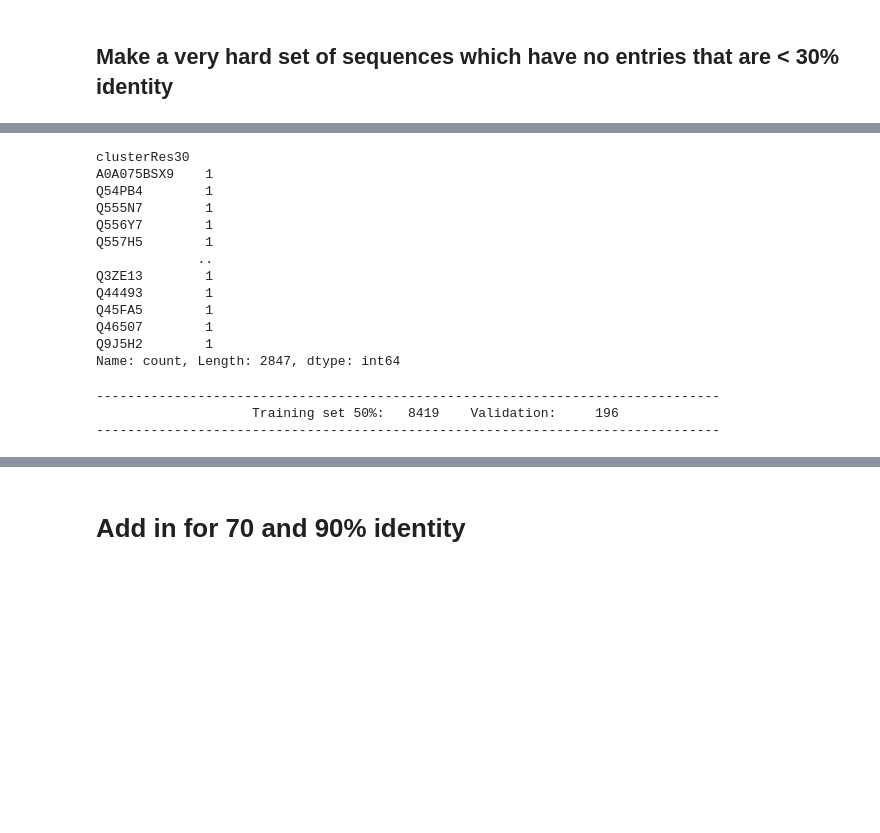
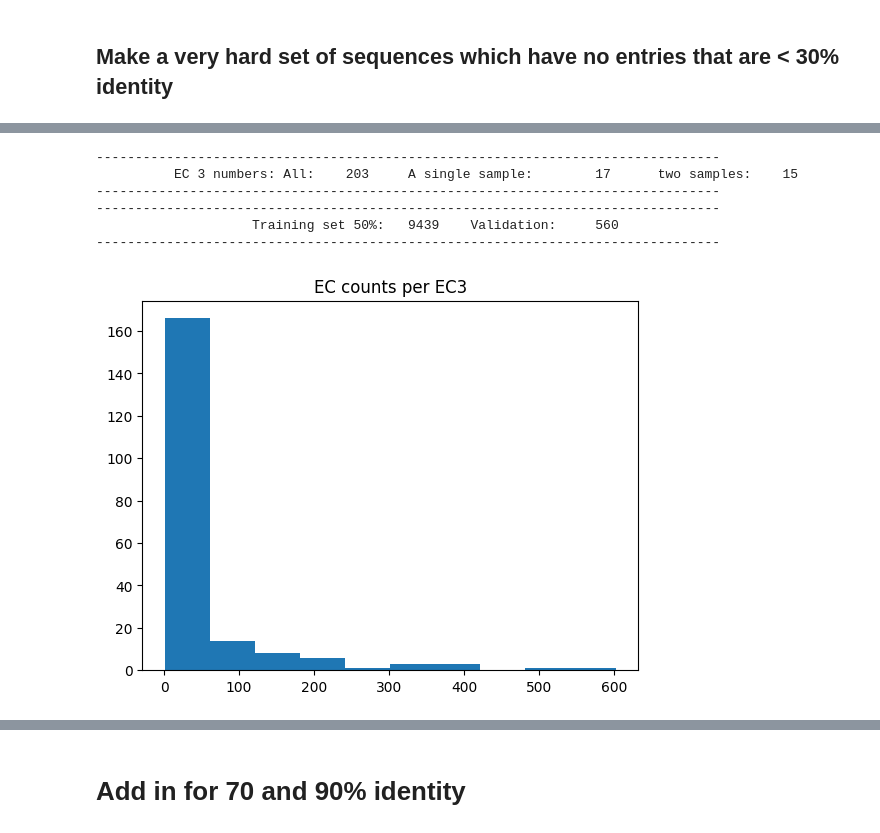
Before and after one commit to jsunn-y/CARE, a Jupyter notebook: generate_datasets_splits/splitting_task1.ipynb, the cells around one changed output, grey strips where cells are left out. Cells and saved outputs as stored; diff of their text form; code cells hidden in the pictures; blank space fills up the shorter version.

```diff
--- a/generate_datasets_splits/splitting_task1.ipynb
+++ b/generate_datasets_splits/splitting_task1.ipynb
@@ -188,41 +211,40 @@ u.dp(['Training: ', len(train_isolated30), 'Validation:', len(validation_30)])
-# %%
-train_isolated30['clusterRes30'].value_counts()
-# %% [output]
-clusterRes30
-A0A075BSX9    1
-Q54PB4        1
-Q555N7        1
-Q556Y7        1
-Q557H5        1
-             ..
-Q3ZE13        1
-Q44493        1
-Q45FA5        1
-Q46507        1
-Q9J5H2        1
-Name: count, Length: 2847, dtype: int64
 # %%
 np.random.seed(42)
 random.seed(42)
 
 # Drop out the ones we picked from the train30 just to make sure we're getting a diverse set
 train_isolated50 = not_promiscuous[not_promiscuous['Duplicated clusterRes50'] == False]
 train_isolated50 = train_isolated50[train_isolated50['Duplicated EC'] == True]
 
 train_isolated50 = train_isolated50[~train_isolated50['Entry'].isin(train_isolated30['Entry'].values)]
 
 # Make a validation set that is completely held out.
 np.random.seed(42)
 random.seed(42)
 
-#sample a random one from each unique EC at level 3 for validation (i.e. not in training or the larger test set)
-validation_50 = train_isolated50.groupby('EC3').sample(1)
+#sample a random N from each unique EC at level 3 for validation (i.e. not in training or the larger test set)
+validation_50 = pd.DataFrame()
+
+ec_counts  = []
+for g, v in train_isolated50.groupby('EC3'):
+    num_samples = min(max_samples, len(v))
+    validation_50 = pd.concat([validation_50, v.sample(num_samples)])
+    ec_counts.append(len(v))
+
+u.dp(['EC 3 numbers:', 'All:', len(ec_counts), 'A single sample:', len([c for c in ec_counts if c == 1]), 'two samples:', len([c for c in ec_counts if c == 2])])
+
+plt.hist(ec_counts)
+plt.title('EC counts per EC3')
 
 u.dp(['Training set 50%: ', len(train_isolated50), 'Validation:', len(validation_50)])
 # %% [output]
 --------------------------------------------------------------------------------
-                    Training set 50%:   8419    Validation:     196
+          EC 3 numbers: All:    203     A single sample:        17      two samples:    15
 --------------------------------------------------------------------------------
+--------------------------------------------------------------------------------
+                    Training set 50%:   9439    Validation:     560
+--------------------------------------------------------------------------------
+[figure, added]
 # %%
 np.random.seed(42)
 random.seed(42)
```
Also changed, not shown: parts of 28 cells of this notebook, 9 other files.
